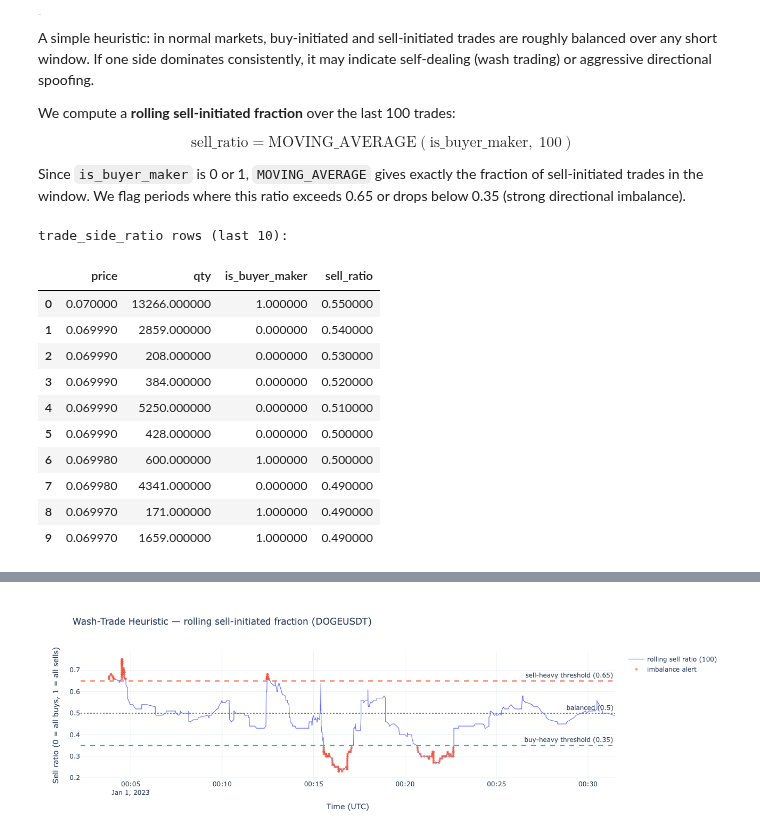
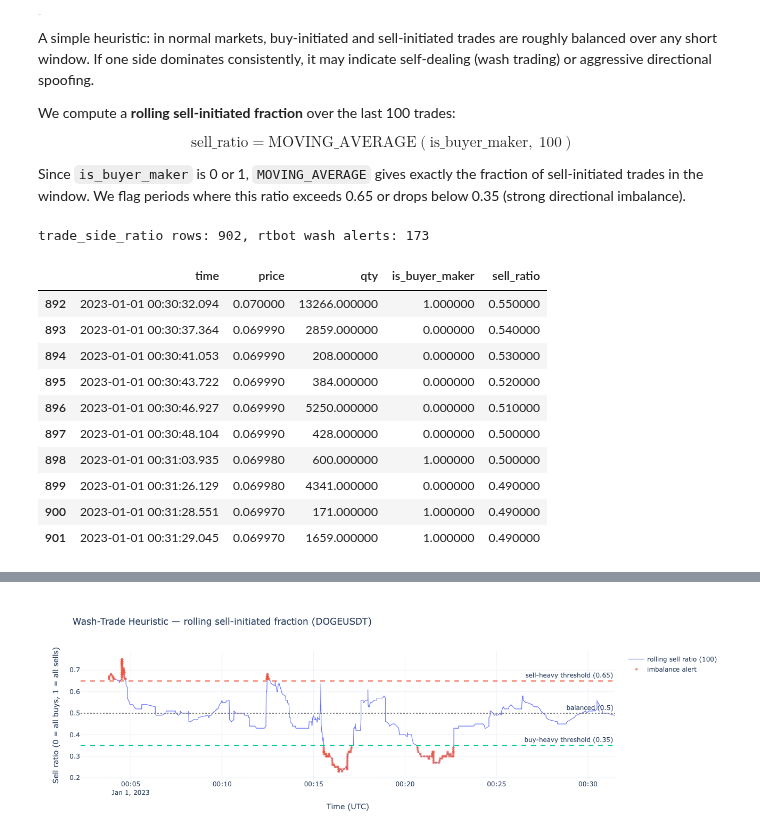
Before and after one commit to rtbot-dev/rtbot-sql, a Jupyter notebook: examples/notebooks/trade_surveillance_universal_sql_patterns.ipynb, the cells around one changed output, grey strips where cells are left out. Saved outputs shown, nothing was run; the diff lists cells and outputs as text; code cells hidden in the pictures.

```diff
--- a/examples/notebooks/trade_surveillance_universal_sql_patterns.ipynb
+++ b/examples/notebooks/trade_surveillance_universal_sql_patterns.ipynb
@@ -289,19 +289,23 @@ CREATE MATERIALIZED VIEW trade_side_ratio AS
 # %%
-# Query the view.
-side_stats = sql.execute('SELECT * FROM trade_side_ratio LIMIT 10')
-print(f'trade_side_ratio rows (last 10):')
-side_stats
+# Query full rolling output from rtbot (no pandas rolling).
+side_df = sql.execute('SELECT * FROM trade_side_ratio LIMIT 2000')
+# time is returned directly by rtbot SQL output formatting.
+wash_alerts = sql.execute('SELECT * FROM wash_trade_alerts LIMIT 2000')
+if len(wash_alerts) > 0:
+    wash_alerts = wash_alerts.copy()
+print(f'trade_side_ratio rows: {len(side_df)}, rtbot wash alerts: {len(wash_alerts)}')
+side_df.tail(10)
 # %% [output]
-trade_side_ratio rows (last 10):
+trade_side_ratio rows: 902, rtbot wash alerts: 173
-|  | price | qty | is_buyer_maker | sell_ratio |
-| 0 | 0.070000 | 13266.000000 | 1.000000 | 0.550000 |
-| 1 | 0.069990 | 2859.000000 | 0.000000 | 0.540000 |
-| 2 | 0.069990 | 208.000000 | 0.000000 | 0.530000 |
-| 3 | 0.069990 | 384.000000 | 0.000000 | 0.520000 |
-| 4 | 0.069990 | 5250.000000 | 0.000000 | 0.510000 |
-| 5 | 0.069990 | 428.000000 | 0.000000 | 0.500000 |
-| 6 | 0.069980 | 600.000000 | 1.000000 | 0.500000 |
-| 7 | 0.069980 | 4341.000000 | 0.000000 | 0.490000 |
-| 8 | 0.069970 | 171.000000 | 1.000000 | 0.490000 |
-| 9 | 0.069970 | 1659.000000 | 1.000000 | 0.490000 |
+|  | time | price | qty | is_buyer_maker | sell_ratio |
+| 892 | 2023-01-01 00:30:32.094 | 0.070000 | 13266.000000 | 1.000000 | 0.550000 |
+| 893 | 2023-01-01 00:30:37.364 | 0.069990 | 2859.000000 | 0.000000 | 0.540000 |
+| 894 | 2023-01-01 00:30:41.053 | 0.069990 | 208.000000 | 0.000000 | 0.530000 |
+| 895 | 2023-01-01 00:30:43.722 | 0.069990 | 384.000000 | 0.000000 | 0.520000 |
+| 896 | 2023-01-01 00:30:46.927 | 0.069990 | 5250.000000 | 0.000000 | 0.510000 |
+| 897 | 2023-01-01 00:30:48.104 | 0.069990 | 428.000000 | 0.000000 | 0.500000 |
+| 898 | 2023-01-01 00:31:03.935 | 0.069980 | 600.000000 | 1.000000 | 0.500000 |
+| 899 | 2023-01-01 00:31:26.129 | 0.069980 | 4341.000000 | 0.000000 | 0.490000 |
+| 900 | 2023-01-01 00:31:28.551 | 0.069970 | 171.000000 | 1.000000 | 0.490000 |
+| 901 | 2023-01-01 00:31:29.045 | 0.069970 | 1659.000000 | 1.000000 | 0.490000 |
 # %%
```
Also changed, not shown: parts of 22 cells of this notebook.
